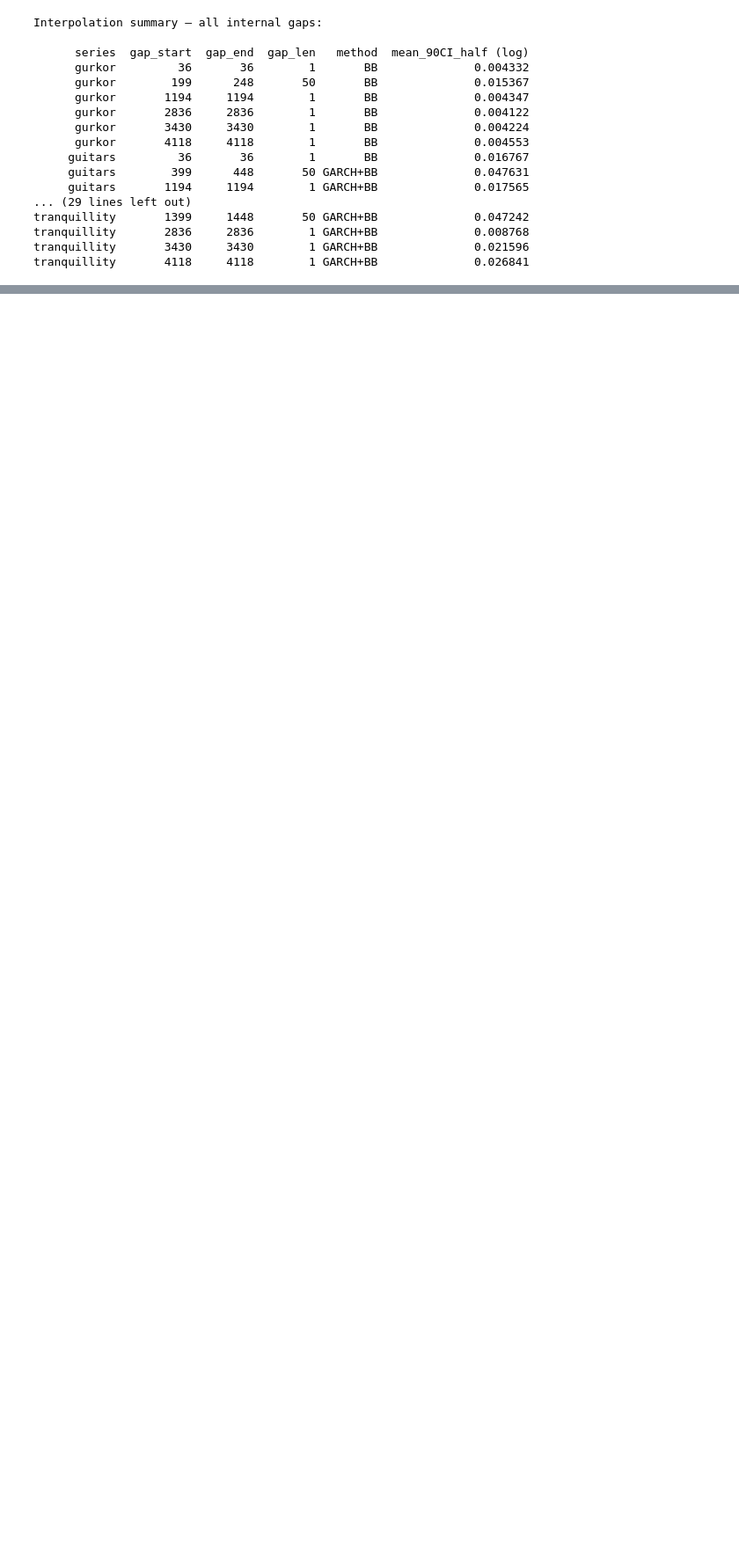
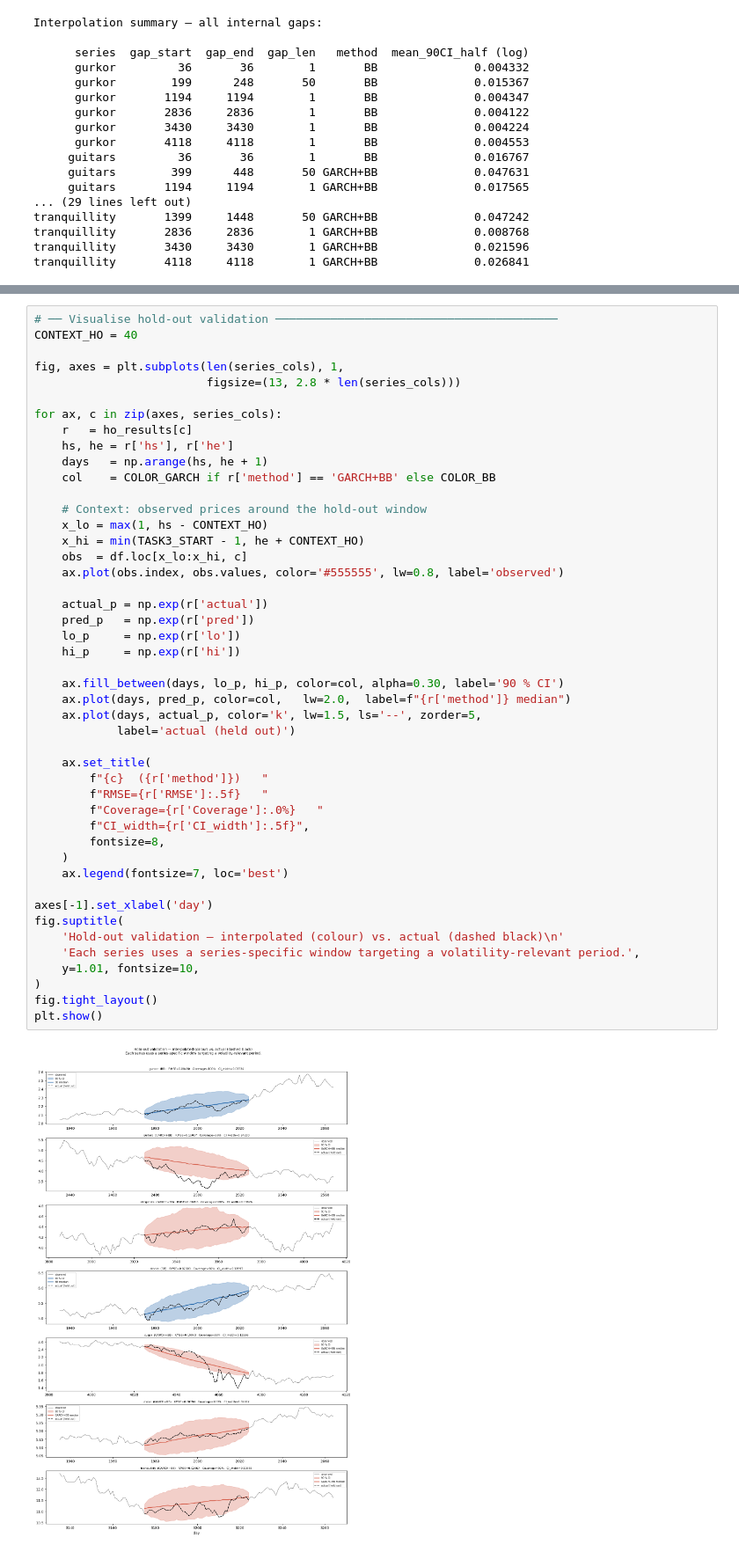
Before and after one commit to manswestman/project_financial_timeseries, a Jupyter notebook: notebooks/2_interpolation_Bridge_Garch.ipynb, the cells around one changed output, grey strips where cells are left out. Shown at 88% size. Cells and saved outputs as stored; diff of their text form; blank space fills up the shorter version.

Commit message:
tasks 2, 3, 4

```diff
--- a/notebooks/2_interpolation_Bridge_Garch.ipynb
+++ b/notebooks/2_interpolation_Bridge_Garch.ipynb
@@ -558,0 +694,48 @@ tranquillity       4118     4118        1 GARCH+BB              0.026841
+# %%
+# ── Visualise hold-out validation ─────────────────────────────────────────
+CONTEXT_HO = 40
+
+fig, axes = plt.subplots(len(series_cols), 1,
+                         figsize=(13, 2.8 * len(series_cols)))
+
+for ax, c in zip(axes, series_cols):
+    r   = ho_results[c]
+    hs, he = r['hs'], r['he']
+    days   = np.arange(hs, he + 1)
+    col    = COLOR_GARCH if r['method'] == 'GARCH+BB' else COLOR_BB
+
+    # Context: observed prices around the hold-out window
+    x_lo = max(1, hs - CONTEXT_HO)
+    x_hi = min(TASK3_START - 1, he + CONTEXT_HO)
+    obs  = df.loc[x_lo:x_hi, c]
+    ax.plot(obs.index, obs.values, color='#555555', lw=0.8, label='observed')
+
+    actual_p = np.exp(r['actual'])
+    pred_p   = np.exp(r['pred'])
+    lo_p     = np.exp(r['lo'])
+    hi_p     = np.exp(r['hi'])
+
+    ax.fill_between(days, lo_p, hi_p, color=col, alpha=0.30, label='90 % CI')
+    ax.plot(days, pred_p, color=col,   lw=2.0,  label=f"{r['method']} median")
+    ax.plot(days, actual_p, color='k', lw=1.5, ls='--', zorder=5,
+            label='actual (held out)')
+
+    ax.set_title(
+        f"{c}  ({r['method']})   "
+        f"RMSE={r['RMSE']:.5f}   "
+        f"Coverage={r['Coverage']:.0%}   "
+        f"CI_width={r['CI_width']:.5f}",
+        fontsize=8,
+    )
+    ax.legend(fontsize=7, loc='best')
+
+axes[-1].set_xlabel('day')
+fig.suptitle(
+    'Hold-out validation — interpolated (colour) vs. actual (dashed black)\n'
+    'Each series uses a series-specific window targeting a volatility-relevant period.',
+    y=1.01, fontsize=10,
+)
+fig.tight_layout()
+plt.show()
+# %% [output]
+[figure, added]
```
Also changed, not shown: parts of 7 cells of this notebook, 1 other file.
